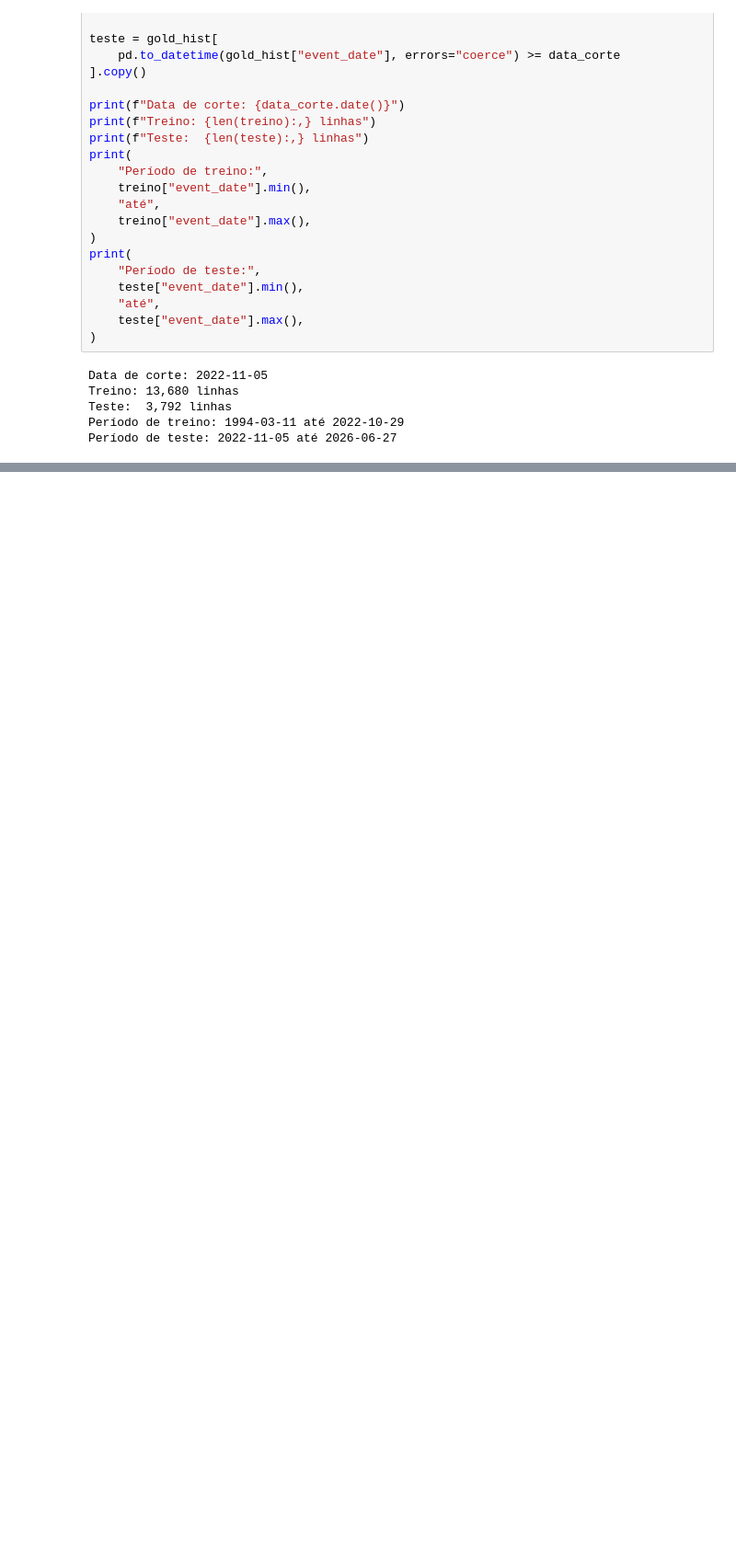
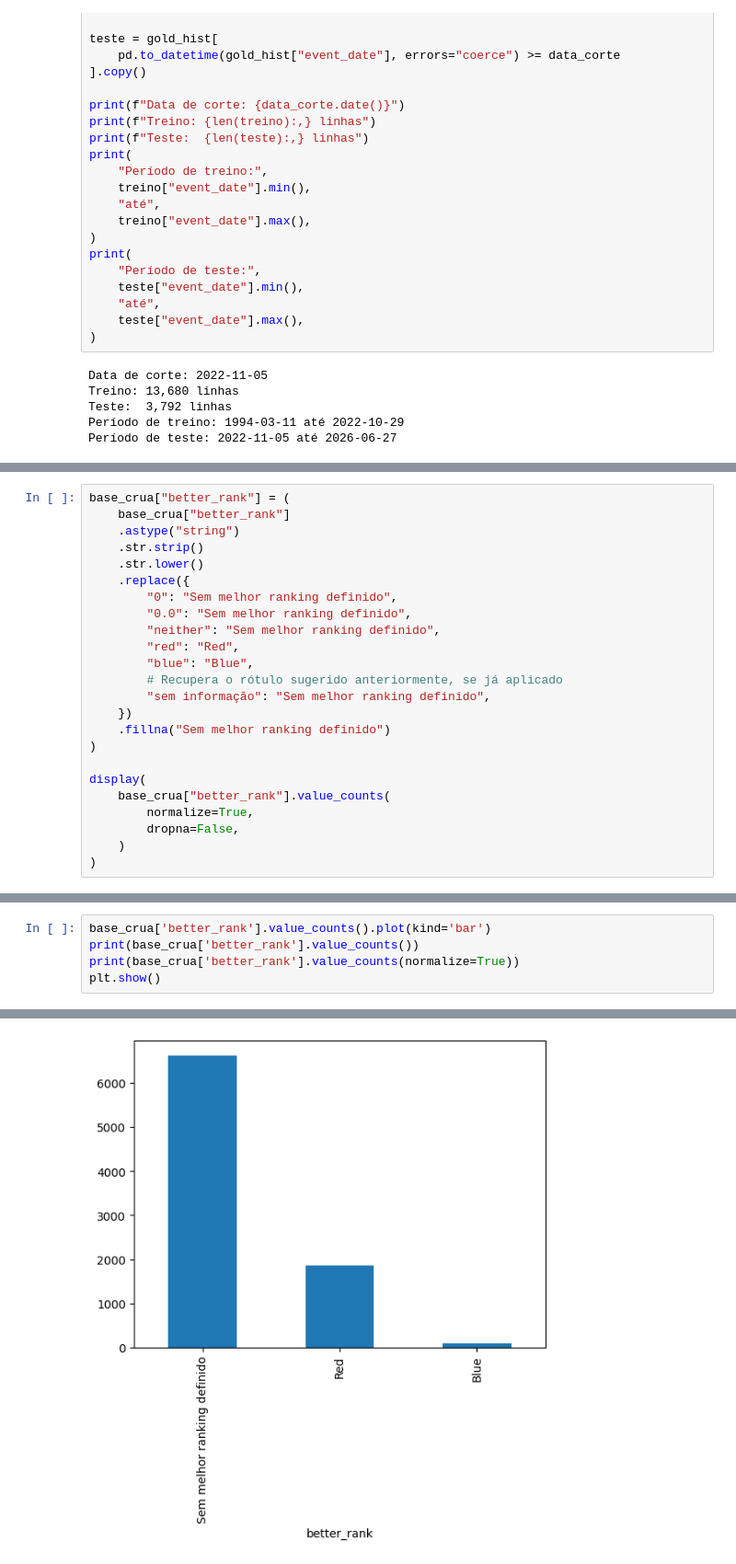
Before and after one commit to EduardoDemetrio/mma-data-lab, a Jupyter notebook: model.ipynb, the cells around one changed output, grey strips where cells are left out. Shown at 92% size. Drawn from its saved outputs; the diff is of its cells as text; blank space fills up the shorter version.

```diff
--- a/model.ipynb
+++ b/model.ipynb
@@ -3172,0 +3697,24 @@ Exemplo das colunas adicionadas:
+# %%
+base_crua["better_rank"] = (
+    base_crua["better_rank"]
+    .astype("string")
+    .str.strip()
+    .str.lower()
+    .replace({
+        "0": "Sem melhor ranking definido",
+        "0.0": "Sem melhor ranking definido",
+        "neither": "Sem melhor ranking definido",
+        "red": "Red",
+        "blue": "Blue",
+        # Recupera o rótulo sugerido anteriormente, se já aplicado
+        "sem informação": "Sem melhor ranking definido",
+    })
+    .fillna("Sem melhor ranking definido")
+)
+
+display(
+    base_crua["better_rank"].value_counts(
+        normalize=True,
+        dropna=False,
+    )
+)
@@ -3172,0 +3727,6 @@ Exemplo das colunas adicionadas:
+# %%
+base_crua['better_rank'].value_counts().plot(kind='bar')
+print(base_crua['better_rank'].value_counts())
+print(base_crua['better_rank'].value_counts(normalize=True))
+plt.show()
+# %% [output]
@@ -3172,0 +3743 @@ Exemplo das colunas adicionadas:
+[figure, added]
```
Also changed, not shown: parts of 63 cells of this notebook, 2 other files.
